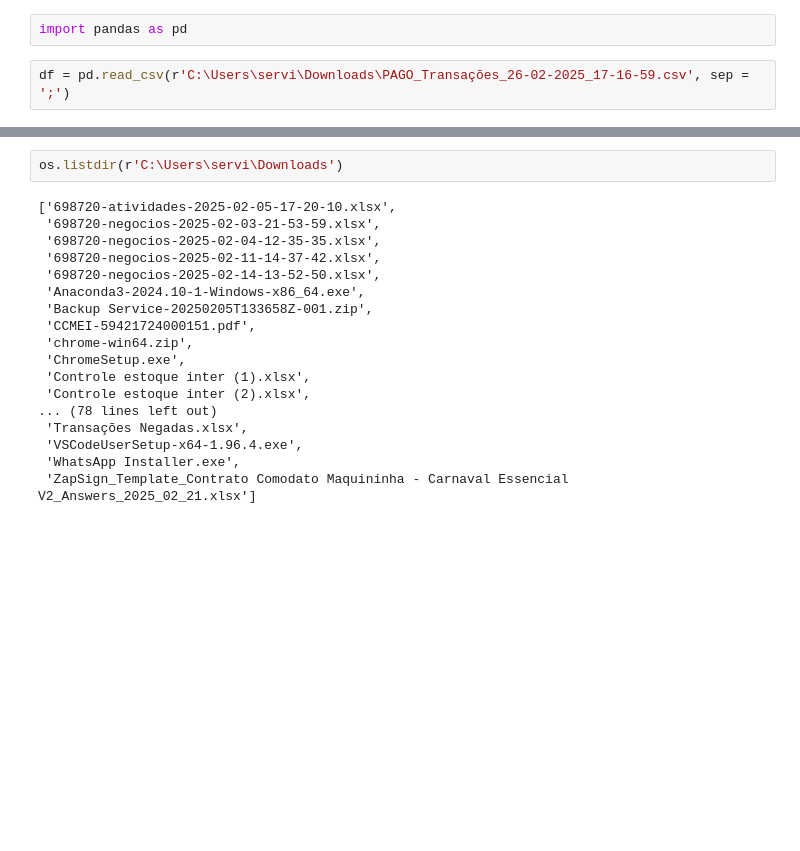
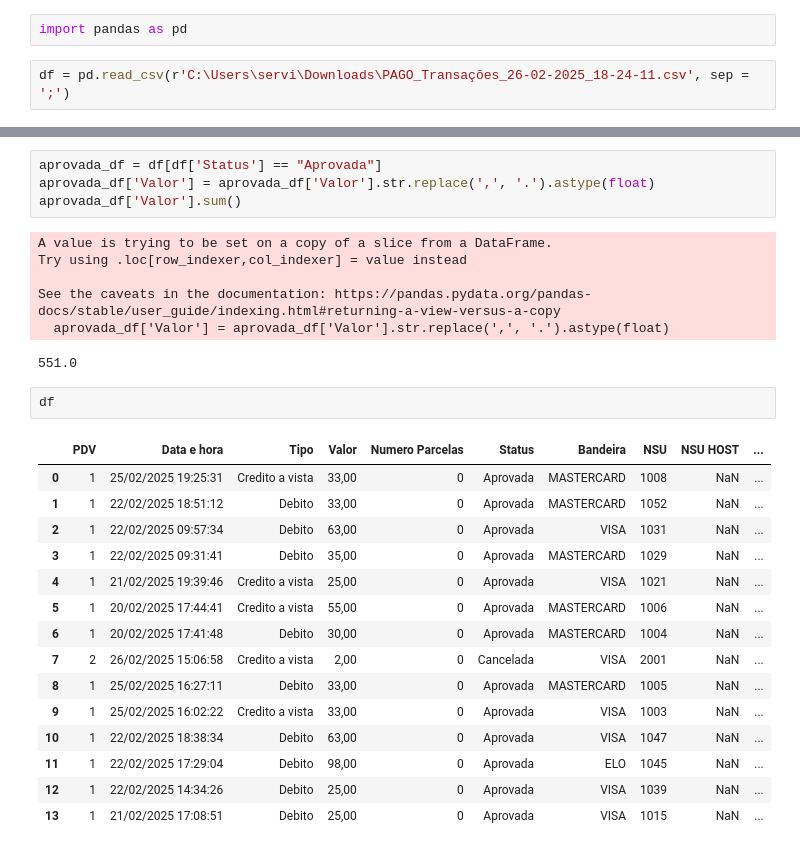
Before and after one commit to vitormartinsc/inter-scraping, a Jupyter notebook: Untitled.ipynb, the cells around one changed output, grey strips where cells are left out. Drawn from its saved outputs; the diff is of its cells as text; blank space fills up the shorter version.

```diff
--- a/Untitled.ipynb
+++ b/Untitled.ipynb
@@ -170,4 +170,4 @@ SyntaxError: unterminated string literal (detected at line 1) (4090498413.py, li
 # %%
 import pandas as pd
 # %%
-df = pd.read_csv(r'C:\Users\servi\Downloads\PAGO_Transações_26-02-2025_17-16-59.csv', sep = ';')
+df = pd.read_csv(r'C:\Users\servi\Downloads\PAGO_Transações_26-02-2025_18-24-11.csv', sep = ';')
@@ -179,22 +176,31 @@ os.path(r'C:\Users\servi\Downloads\PAGO_Transações_26-02-2025_17-16-59.csv', '
 # %% [output]
 TypeError: 'module' object is not callable
 # %%
-os.listdir(r'C:\Users\servi\Downloads')
+aprovada_df = df[df['Status'] == "Aprovada"]
+aprovada_df['Valor'] = aprovada_df['Valor'].str.replace(',', '.').astype(float)
+aprovada_df['Valor'].sum()
 # %% [output]
-['698720-atividades-2025-02-05-17-20-10.xlsx',
- '698720-negocios-2025-02-03-21-53-59.xlsx',
- '698720-negocios-2025-02-04-12-35-35.xlsx',
- '698720-negocios-2025-02-11-14-37-42.xlsx',
- '698720-negocios-2025-02-14-13-52-50.xlsx',
- 'Anaconda3-2024.10-1-Windows-x86_64.exe',
- 'Backup Service-20250205T133658Z-001.zip',
- 'CCMEI-59421724000151.pdf',
- 'chrome-win64.zip',
- 'ChromeSetup.exe',
- 'Controle estoque inter (1).xlsx',
- 'Controle estoque inter (2).xlsx',
-... (78 lines left out)
- 'Transações Negadas.xlsx',
- 'VSCodeUserSetup-x64-1.96.4.exe',
- 'WhatsApp Installer.exe',
- 'ZapSign_Template_Contrato Comodato Maquininha - Carnaval Essencial V2_Answers_2025_02_21.xlsx']
+A value is trying to be set on a copy of a slice from a DataFrame.
+Try using .loc[row_indexer,col_indexer] = value instead
+
+See the caveats in the documentation: https://pandas.pydata.org/pandas-docs/stable/user_guide/indexing.html#returning-a-view-versus-a-copy
+  aprovada_df['Valor'] = aprovada_df['Valor'].str.replace(',', '.').astype(float)
+551.0
+# %%
+df
+# %% [output]
+|  | PDV | Data e hora | Tipo | Valor | Numero Parcelas | Status | Bandeira | NSU | NSU HOST | ... |
+| 0 | 1 | 25/02/2025 19:25:31 | Credito a vista | 33,00 | 0 | Aprovada | MASTERCARD | 1008 | NaN | ... |
+| 1 | 1 | 22/02/2025 18:51:12 | Debito | 33,00 | 0 | Aprovada | MASTERCARD | 1052 | NaN | ... |
+| 2 | 1 | 22/02/2025 09:57:34 | Debito | 63,00 | 0 | Aprovada | VISA | 1031 | NaN | ... |
+| 3 | 1 | 22/02/2025 09:31:41 | Debito | 35,00 | 0 | Aprovada | MASTERCARD | 1029 | NaN | ... |
+| 4 | 1 | 21/02/2025 19:39:46 | Credito a vista | 25,00 | 0 | Aprovada | VISA | 1021 | NaN | ... |
+| 5 | 1 | 20/02/2025 17:44:41 | Credito a vista | 55,00 | 0 | Aprovada | MASTERCARD | 1006 | NaN | ... |
+| 6 | 1 | 20/02/2025 17:41:48 | Debito | 30,00 | 0 | Aprovada | MASTERCARD | 1004 | NaN | ... |
+| 7 | 2 | 26/02/2025 15:06:58 | Credito a vista | 2,00 | 0 | Cancelada | VISA | 2001 | NaN | ... |
+| 8 | 1 | 25/02/2025 16:27:11 | Debito | 33,00 | 0 | Aprovada | MASTERCARD | 1005 | NaN | ... |
+| 9 | 1 | 25/02/2025 16:02:22 | Credito a vista | 33,00 | 0 | Aprovada | VISA | 1003 | NaN | ... |
+| 10 | 1 | 22/02/2025 18:38:34 | Debito | 63,00 | 0 | Aprovada | VISA | 1047 | NaN | ... |
+| 11 | 1 | 22/02/2025 17:29:04 | Debito | 98,00 | 0 | Aprovada | ELO | 1045 | NaN | ... |
+| 12 | 1 | 22/02/2025 14:34:26 | Debito | 25,00 | 0 | Aprovada | VISA | 1039 | NaN | ... |
+| 13 | 1 | 21/02/2025 17:08:51 | Debito | 25,00 | 0 | Aprovada | VISA | 1015 | NaN | ... |
```
Also changed, not shown: parts of 2 cells of this notebook, 1 other file.
